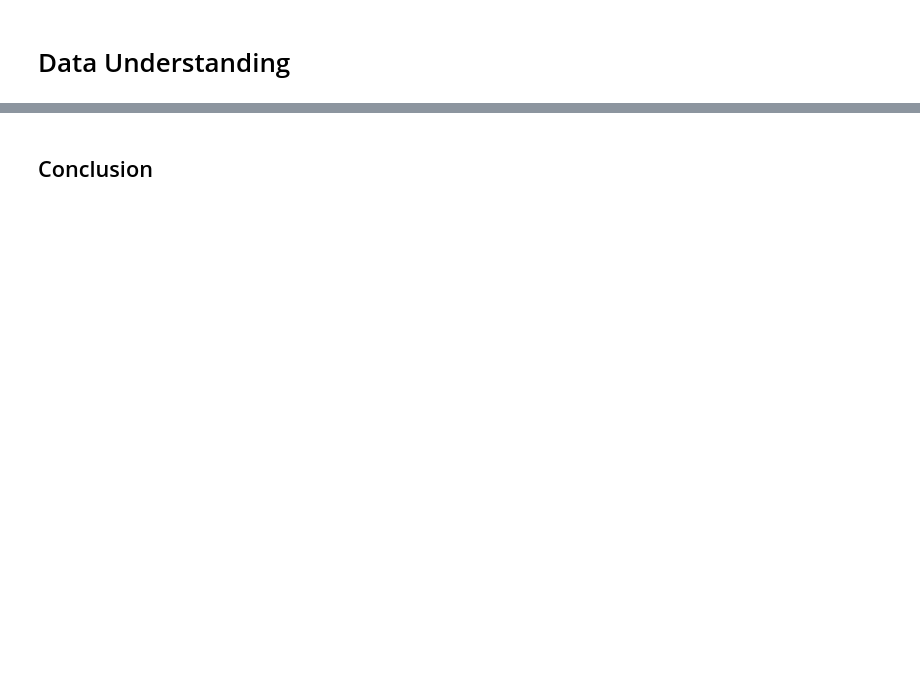
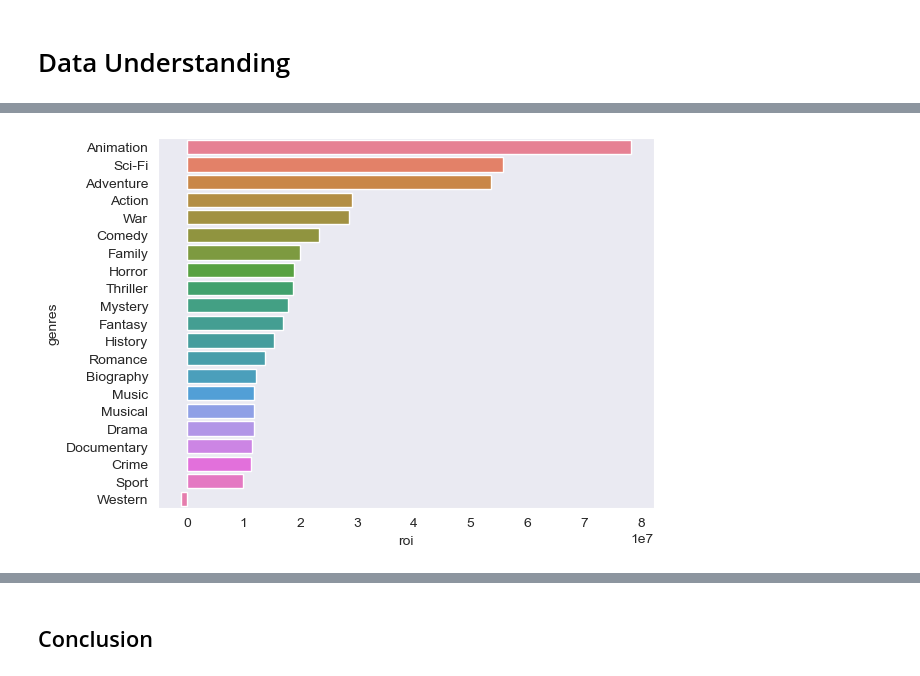
Before and after one commit to JesseMooreDS/dsc-phase-2-project-v3, a Jupyter notebook: exploratory.ipynb, the cells around one changed output, grey strips where cells are left out. Drawn from its saved outputs; the diff is of its cells as text; code cells hidden in the pictures; blank space fills up the shorter version.

```diff
--- a/exploratory.ipynb
+++ b/exploratory.ipynb
@@ -647,0 +309,9 @@ The analysis of monthly performance trends shows that June, November, and April
+# %%
+genres_df = joined_df2_exploded.groupby(['genres'])[(['roi'])].median().reset_index().sort_values(by='roi', ascending=False)
+# %%
+sns.barplot(data=genres_df,
+            x='roi',
+            y='genres',
+            hue='genres');
+# %% [output]
+[figure, added]
```
Also changed, not shown: parts of 149 cells of this notebook, 2 other files.
